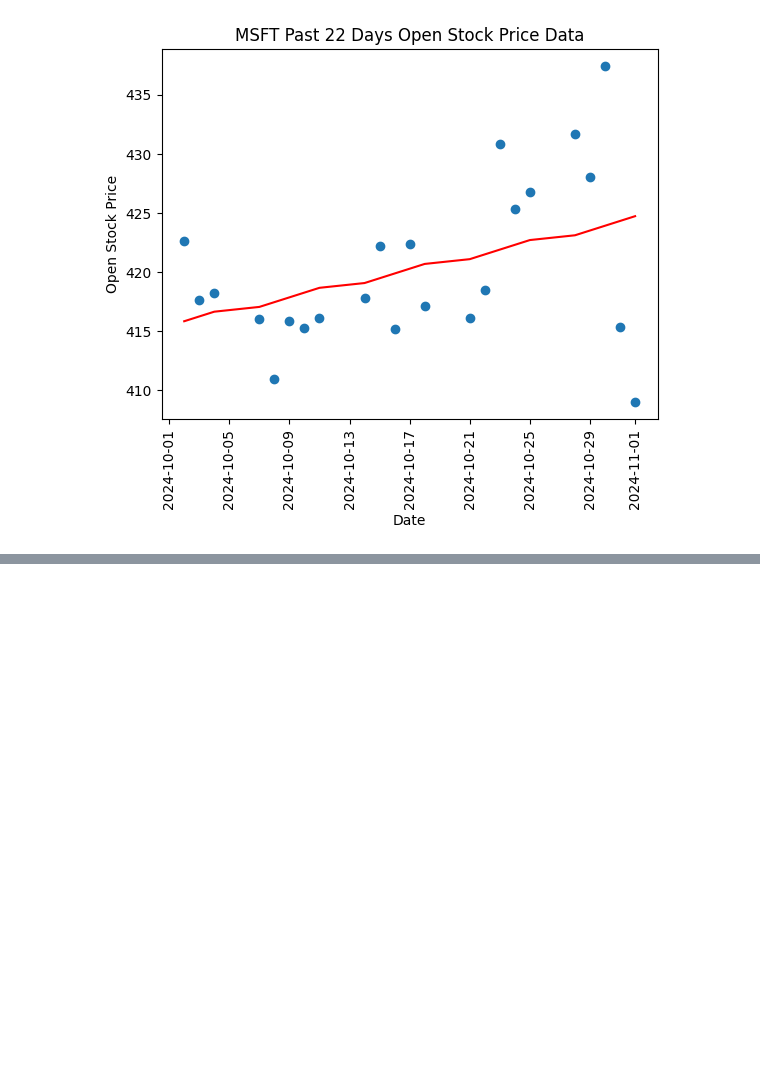
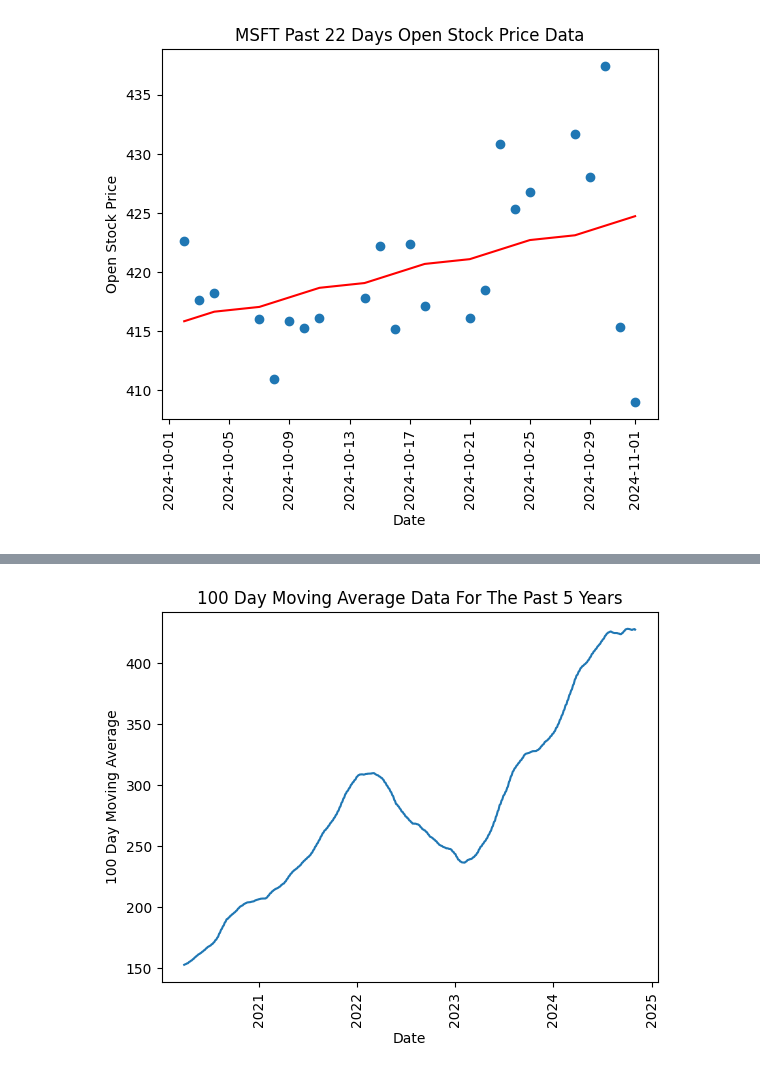
Before and after one commit to manntalati/technical_analysis, a Jupyter notebook: exploratory_data_analysis.ipynb, the cells around one changed output, grey strips where cells are left out. Cells and saved outputs as stored; diff of their text form; code cells hidden in the pictures; blank space fills up the shorter version.

```diff
--- a/exploratory_data_analysis.ipynb
+++ b/exploratory_data_analysis.ipynb
@@ -94,0 +144,8 @@ plt.show()
+# %%
+data2 = msft.history(period='5y')
+data2.reset_index()
+df_100 = pd.DataFrame(data2)
+df_100["100 Day Moving Average"] = df_100["Close"].rolling(window=100).mean()
+df_100 = df_100[100:]
+df_100.reset_index(inplace=True)
+df_100
@@ -94,0 +166,9 @@ plt.show()
+# %%
+plt.plot(df_100["Date"], df_100["100 Day Moving Average"])
+plt.xlabel("Date")
+plt.ylabel("100 Day Moving Average")
+plt.xticks(rotation=90)
+plt.title("100 Day Moving Average Data For The Past 5 Years")
+plt.show()
+# %% [output]
+[figure, added]
```
Also changed, not shown: parts of 10 cells of this notebook.
